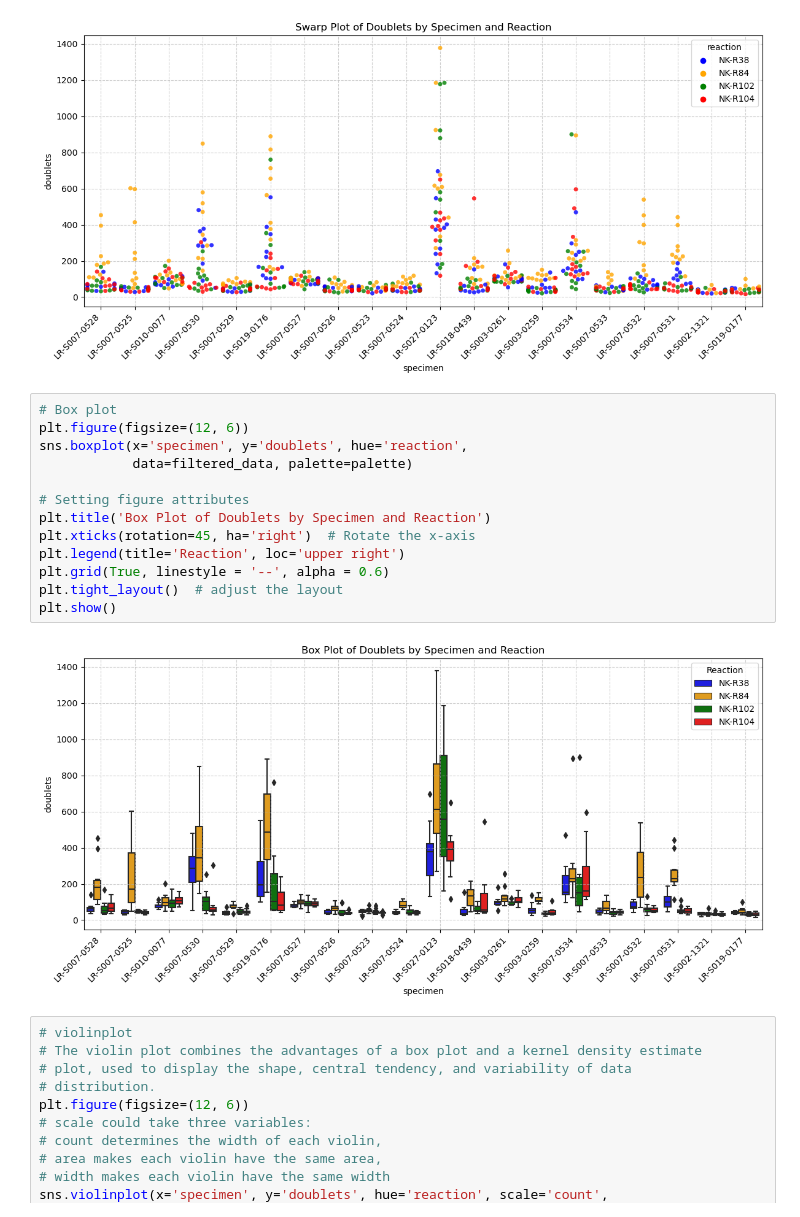
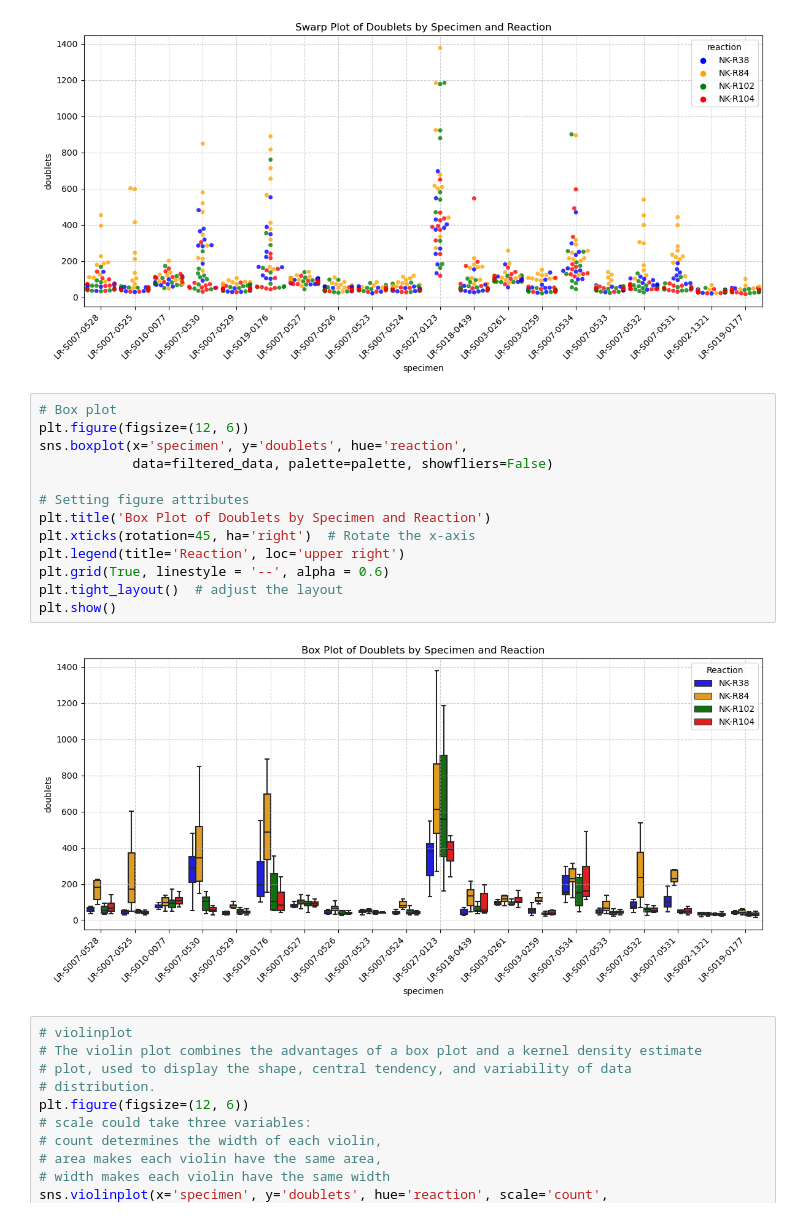
Before and after one commit to nicolejordann/Project_1, a Jupyter notebook: steve_visualization_V2.ipynb, the cells around one changed output. Drawn from its saved outputs; the diff is of its cells as text.

```diff
--- a/steve_visualization_V2.ipynb
+++ b/steve_visualization_V2.ipynb
@@ -192,18 +198,18 @@ plt.show()
 # %%
 # Box plot
 plt.figure(figsize=(12, 6))
 sns.boxplot(x='specimen', y='doublets', hue='reaction',
-            data=filtered_data, palette=palette)
+            data=filtered_data, palette=palette, showfliers=False)
 
 # Setting figure attributes
 plt.title('Box Plot of Doublets by Specimen and Reaction')
 plt.xticks(rotation=45, ha='right')  # Rotate the x-axis
 plt.legend(title='Reaction', loc='upper right')
 plt.grid(True, linestyle = '--', alpha = 0.6)
 plt.tight_layout()  # adjust the layout
 plt.show()
 # %% [output]
-[figure, old version]
+[figure, new version]
 # %%
 # violinplot
 # The violin plot combines the advantages of a box plot and a kernel density estimate
```
Also changed, not shown: parts of 10 cells of this notebook.
